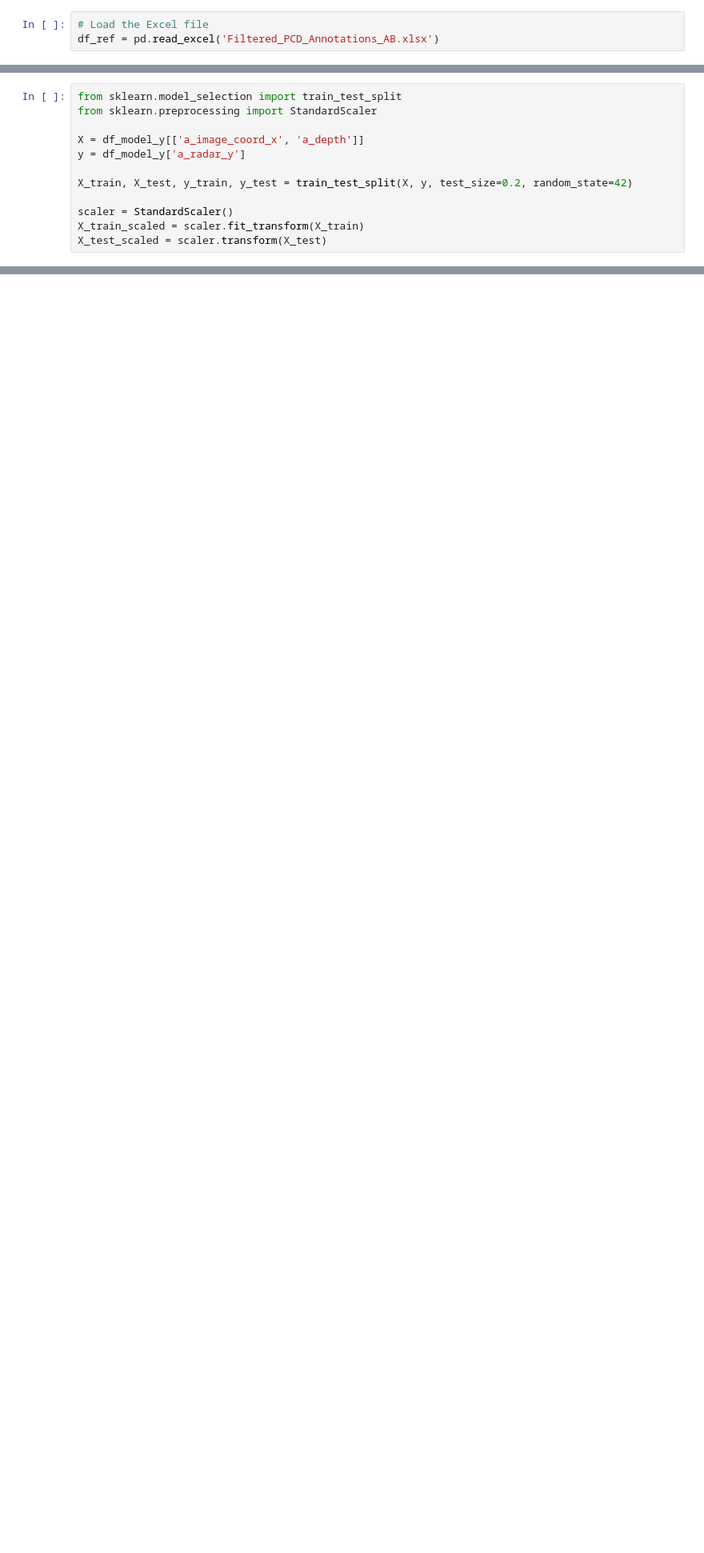
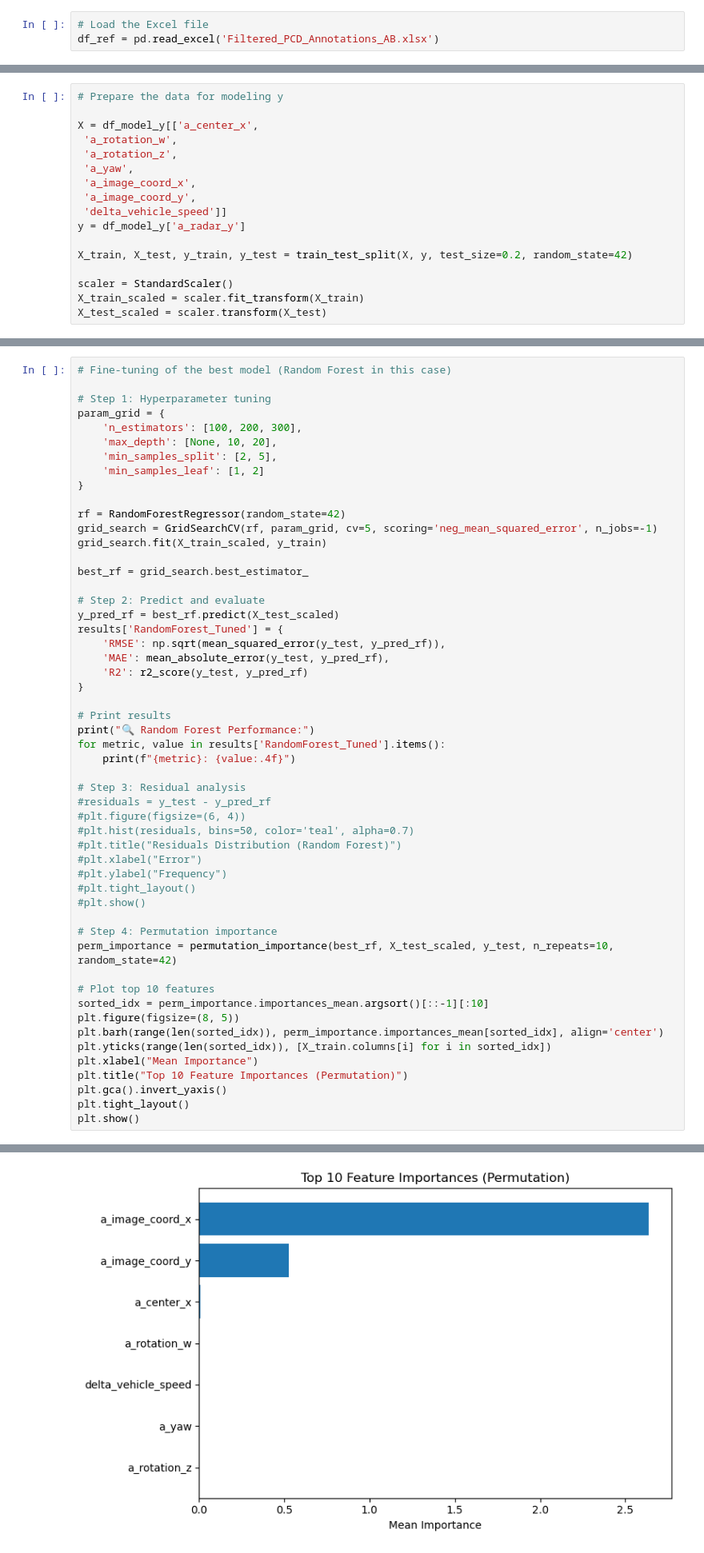
Before and after one commit to ndkrishna/radar_pcd, a Jupyter notebook: Model_Radarxy_v2.ipynb, the cells around one changed output, grey strips where cells are left out. Shown at 80% size. Saved outputs shown, nothing was run; the diff lists cells and outputs as text; blank space fills up the shorter version.

```diff
--- a/Model_Radarxy_v2.ipynb
+++ b/Model_Radarxy_v2.ipynb
@@ -284,8 +201,13 @@ print(df_model_y.shape)
 # %%
-from sklearn.model_selection import train_test_split
-from sklearn.preprocessing import StandardScaler
+# Prepare the data for modeling y
 
-X = df_model_y[['a_image_coord_x', 'a_depth']]
+X = df_model_y[['a_center_x',
+ 'a_rotation_w',
+ 'a_rotation_z',
+ 'a_yaw',
+ 'a_image_coord_x',
+ 'a_image_coord_y',
+ 'delta_vehicle_speed']]
 y = df_model_y['a_radar_y']
 
 X_train, X_test, y_train, y_test = train_test_split(X, y, test_size=0.2, random_state=42)
@@ -430,0 +273,54 @@ R2: 0.9072
+# %%
+# Fine-tuning of the best model (Random Forest in this case)
+
+# Step 1: Hyperparameter tuning
+param_grid = {
+    'n_estimators': [100, 200, 300],
+    'max_depth': [None, 10, 20],
+    'min_samples_split': [2, 5],
+    'min_samples_leaf': [1, 2]
+}
+
+rf = RandomForestRegressor(random_state=42)
+grid_search = GridSearchCV(rf, param_grid, cv=5, scoring='neg_mean_squared_error', n_jobs=-1)
+grid_search.fit(X_train_scaled, y_train)
+
+best_rf = grid_search.best_estimator_
+
+# Step 2: Predict and evaluate
+y_pred_rf = best_rf.predict(X_test_scaled)
+results['RandomForest_Tuned'] = {
+    'RMSE': np.sqrt(mean_squared_error(y_test, y_pred_rf)),
+    'MAE': mean_absolute_error(y_test, y_pred_rf),
+    'R2': r2_score(y_test, y_pred_rf)
+}
+
+# Print results
+print("🔍 Random Forest Performance:")
+for metric, value in results['RandomForest_Tuned'].items():
+    print(f"{metric}: {value:.4f}")
+
+# Step 3: Residual analysis
+#residuals = y_test - y_pred_rf
+#plt.figure(figsize=(6, 4))
+#plt.hist(residuals, bins=50, color='teal', alpha=0.7)
+#plt.title("Residuals Distribution (Random Forest)")
+#plt.xlabel("Error")
+#plt.ylabel("Frequency")
+#plt.tight_layout()
+#plt.show()
+
+# Step 4: Permutation importance
+perm_importance = permutation_importance(best_rf, X_test_scaled, y_test, n_repeats=10, random_state=42)
+
+# Plot top 10 features
+sorted_idx = perm_importance.importances_mean.argsort()[::-1][:10]
+plt.figure(figsize=(8, 5))
+plt.barh(range(len(sorted_idx)), perm_importance.importances_mean[sorted_idx], align='center')
+plt.yticks(range(len(sorted_idx)), [X_train.columns[i] for i in sorted_idx])
+plt.xlabel("Mean Importance")
+plt.title("Top 10 Feature Importances (Permutation)")
+plt.gca().invert_yaxis()
+plt.tight_layout()
+plt.show()
+# %% [output]
@@ -430,0 +331 @@ R2: 0.9072
+[figure, added]
```
Also changed, not shown: parts of 16 cells of this notebook, 9 other files.
